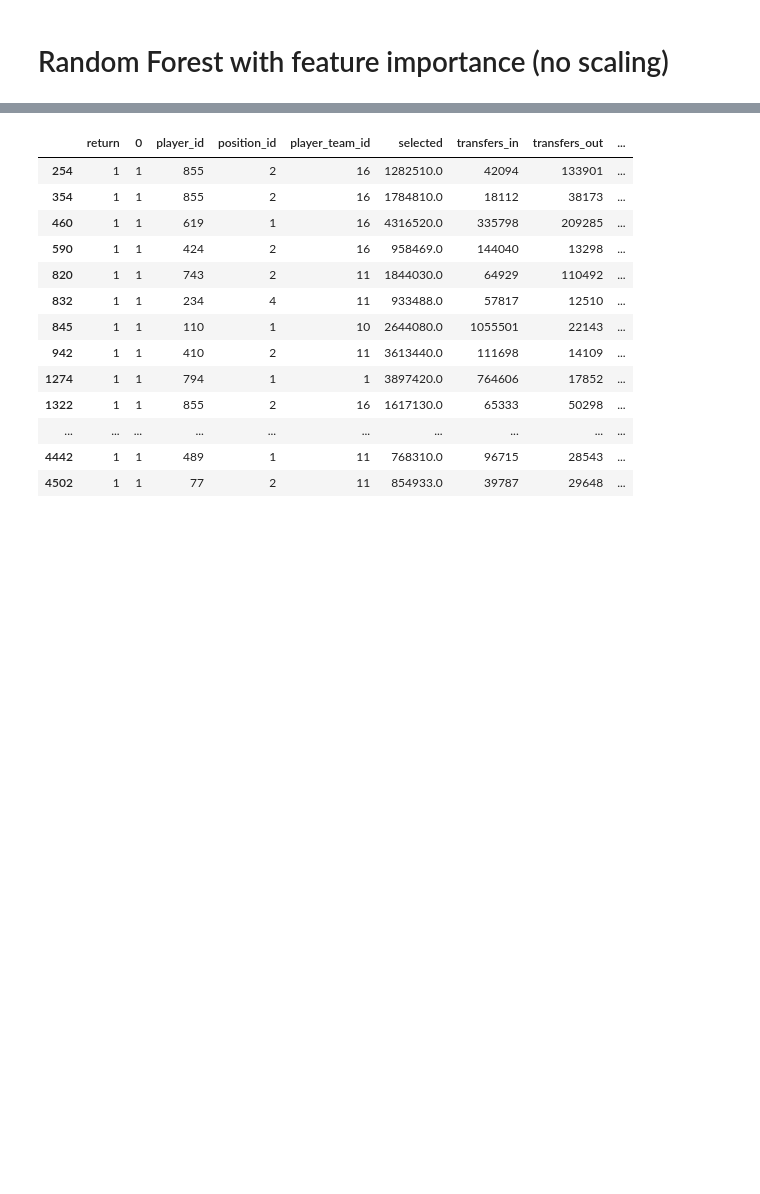
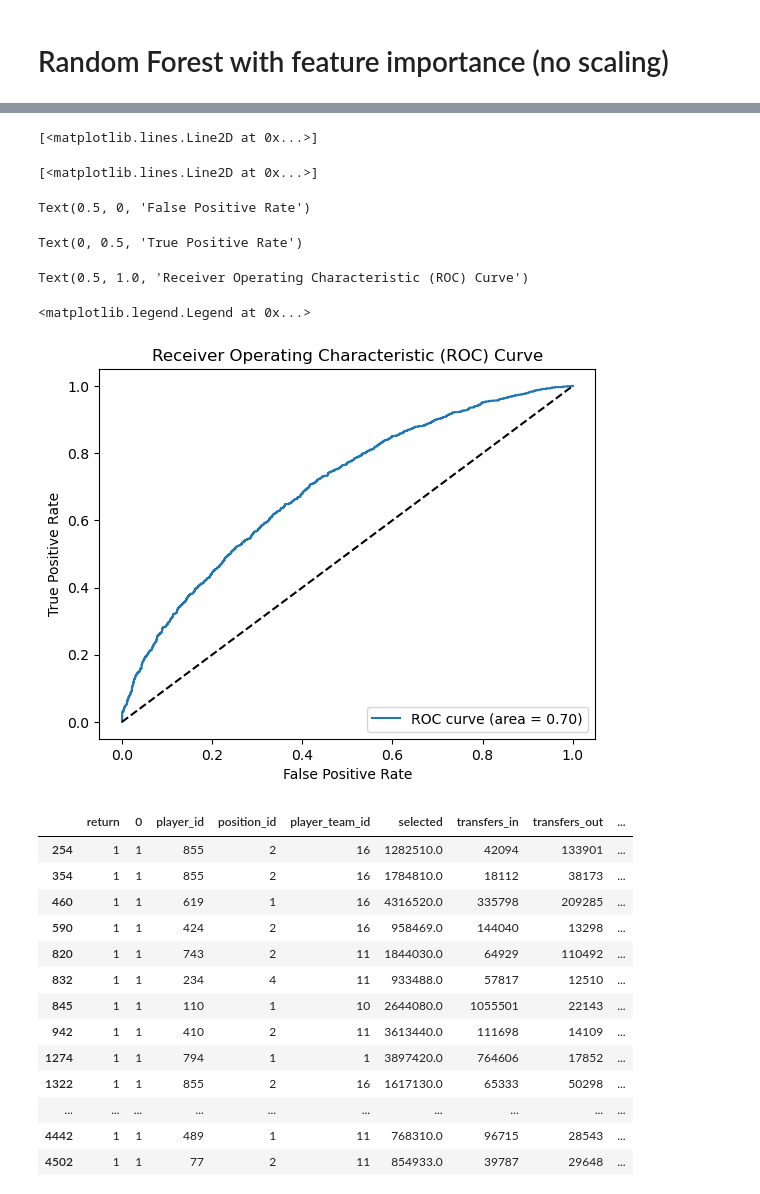
Before and after one commit to JonathonClegg/FPL_points_prediction, a Jupyter notebook: ML Models/ML_Random Forest.ipynb, the cells around one changed output, grey strips where cells are left out. Saved outputs shown, nothing was run; the diff lists cells and outputs as text; code cells hidden in the pictures; blank space fills up the shorter version.

```diff
--- a/ML Models/ML_Random Forest.ipynb
+++ b/ML Models/ML_Random Forest.ipynb
@@ -581,3 +557,30 @@ array([0.77520696, 0.77648058, 0.77520696])
+# %%
+from sklearn.metrics import roc_curve, auc
+# Predict probabilities for the test set
+probs_clf = clf.predict_proba(X_test)[:, 1]
+
+# Compute the false positive rate, true positive rate, and thresholds
+fpr_clf, tpr_clf, thresholds_clf = roc_curve(y_test, probs_clf)
+
+# Compute the Area Under the Curve (AUC)
+roc_auc_clf = auc(fpr_clf, tpr_clf)
+
+# Plot the ROC curve
+plt.plot(fpr_clf, tpr_clf, label='ROC curve (area = %0.2f)' % roc_auc_clf)
+plt.plot([0, 1], [0, 1], 'k--')
+plt.xlabel('False Positive Rate')
+plt.ylabel('True Positive Rate')
+plt.title('Receiver Operating Characteristic (ROC) Curve')
+plt.legend(loc='lower right')
+plt.show()
+# %% [output]
+[<matplotlib.lines.Line2D at 0x...>]
+[<matplotlib.lines.Line2D at 0x...>]
+Text(0.5, 0, 'False Positive Rate')
+Text(0, 0.5, 'True Positive Rate')
+Text(0.5, 1.0, 'Receiver Operating Characteristic (ROC) Curve')
+<matplotlib.legend.Legend at 0x...>
+[figure, added]
 # %%
 '''
 code to return TPs
```
Also changed, not shown: parts of 6 cells of this notebook, 3 other files.
